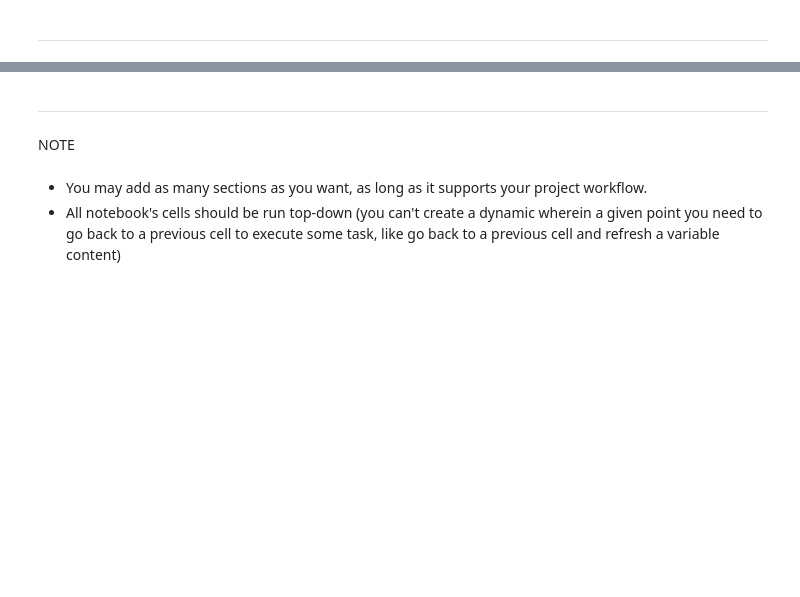
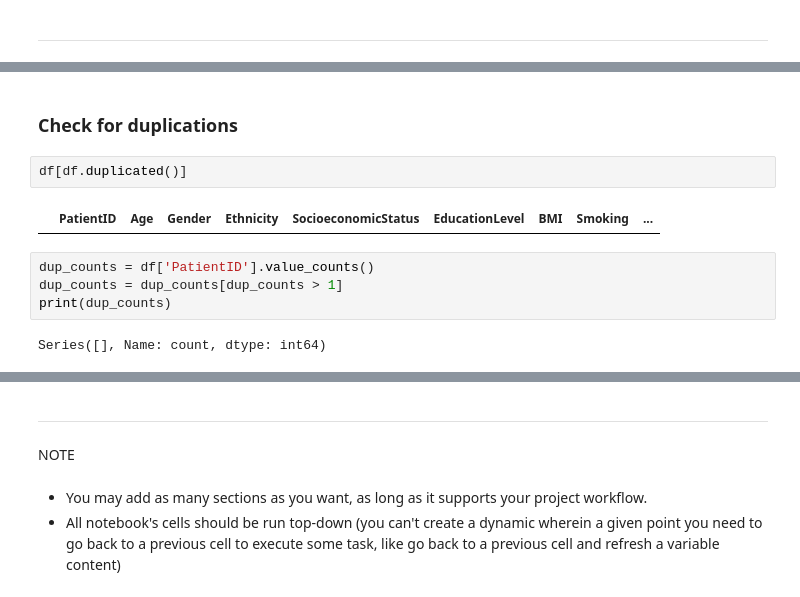
Before and after one commit to Sonya-J00/Chronic_Kidney_Disease, a Jupyter notebook: jupyter_notebooks/ETL.ipynb, the cells around one changed output, grey strips where cells are left out. Saved outputs shown, nothing was run; the diff lists cells and outputs as text; blank space fills up the shorter version.

```diff
--- a/jupyter_notebooks/ETL.ipynb
+++ b/jupyter_notebooks/ETL.ipynb
@@ -70,0 +185,12 @@ df.head()
+# %% [markdown]
+### Check for duplications
+# %%
+df[df.duplicated()]
+# %% [output]
+|  | PatientID | Age | Gender | Ethnicity | SocioeconomicStatus | EducationLevel | BMI | Smoking | ... |
+# %%
+dup_counts = df['PatientID'].value_counts()
+dup_counts = dup_counts[dup_counts > 1]
+print(dup_counts)
+# %% [output]
+Series([], Name: count, dtype: int64)
```
Also changed, not shown: parts of 25 cells of this notebook, 2 other files.
